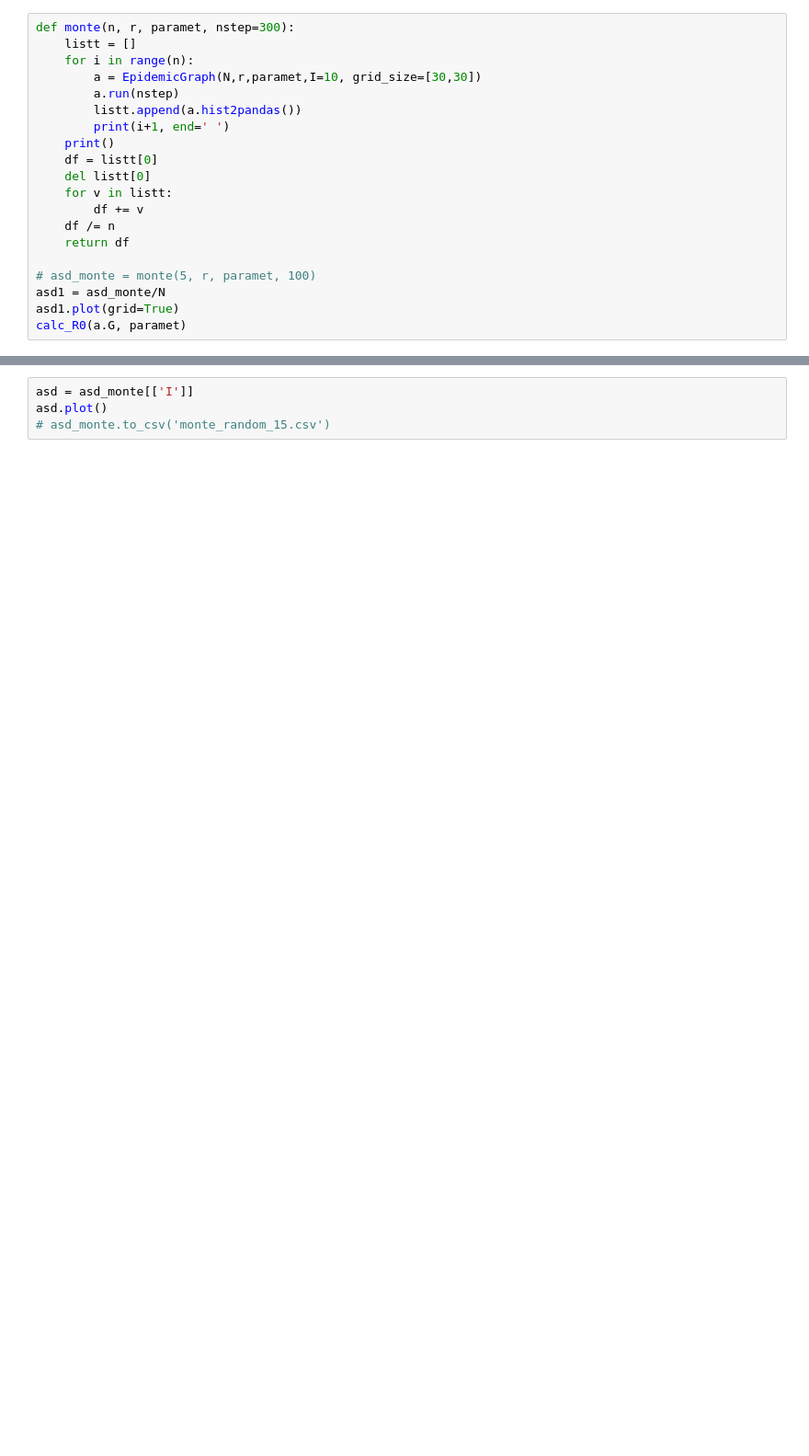
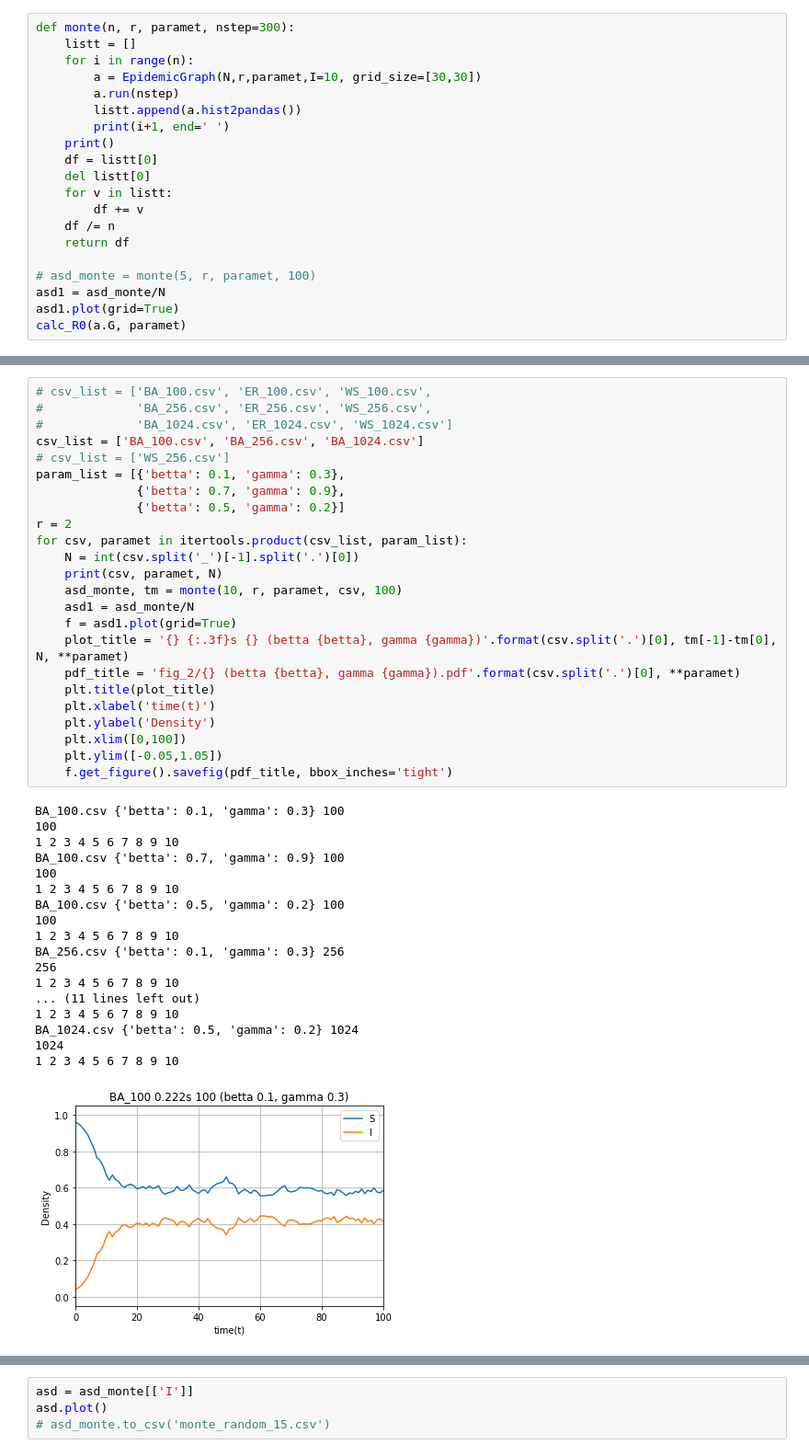
Before and after one commit to Dmitriy-Fedorov/Epidemic-Model, a Jupyter notebook: python_1/2nd SIS.ipynb, the cells around one changed output, grey strips where cells are left out. Shown: that part at 92% size. Drawn from its saved outputs; the diff is of its cells as text; blank space fills up the shorter version.

```diff
--- a/python_1/2nd SIS.ipynb
+++ b/python_1/2nd SIS.ipynb
@@ -159,0 +175,43 @@ plt.title(csv)
+# %%
+# csv_list = ['BA_100.csv', 'ER_100.csv', 'WS_100.csv',
+#             'BA_256.csv', 'ER_256.csv', 'WS_256.csv',
+#             'BA_1024.csv', 'ER_1024.csv', 'WS_1024.csv']
+csv_list = ['BA_100.csv', 'BA_256.csv', 'BA_1024.csv']
+# csv_list = ['WS_256.csv']
+param_list = [{'betta': 0.1, 'gamma': 0.3},
+              {'betta': 0.7, 'gamma': 0.9},
+              {'betta': 0.5, 'gamma': 0.2}]
+r = 2
+for csv, paramet in itertools.product(csv_list, param_list):
+    N = int(csv.split('_')[-1].split('.')[0])
+    print(csv, paramet, N)
+    asd_monte, tm = monte(10, r, paramet, csv, 100)
+    asd1 = asd_monte/N
+    f = asd1.plot(grid=True)
+    plot_title = '{} {:.3f}s {} (betta {betta}, gamma {gamma})'.format(csv.split('.')[0], tm[-1]-tm[0], N, **paramet)
+    pdf_title = 'fig_2/{} (betta {betta}, gamma {gamma}).pdf'.format(csv.split('.')[0], **paramet)
+    plt.title(plot_title)
+    plt.xlabel('time(t)')
+    plt.ylabel('Density')
+    plt.xlim([0,100])
+    plt.ylim([-0.05,1.05])
+    f.get_figure().savefig(pdf_title, bbox_inches='tight')
+# %% [output]
+BA_100.csv {'betta': 0.1, 'gamma': 0.3} 100
+100
+1 2 3 4 5 6 7 8 9 10
+BA_100.csv {'betta': 0.7, 'gamma': 0.9} 100
+100
+1 2 3 4 5 6 7 8 9 10
+BA_100.csv {'betta': 0.5, 'gamma': 0.2} 100
+100
+1 2 3 4 5 6 7 8 9 10
+BA_256.csv {'betta': 0.1, 'gamma': 0.3} 256
+256
+1 2 3 4 5 6 7 8 9 10
+... (11 lines left out)
+1 2 3 4 5 6 7 8 9 10
+BA_1024.csv {'betta': 0.5, 'gamma': 0.2} 1024
+1024
+1 2 3 4 5 6 7 8 9 10
+[figure, added]
```
Also changed, not shown: parts of 12 cells of this notebook, 4 other files.
